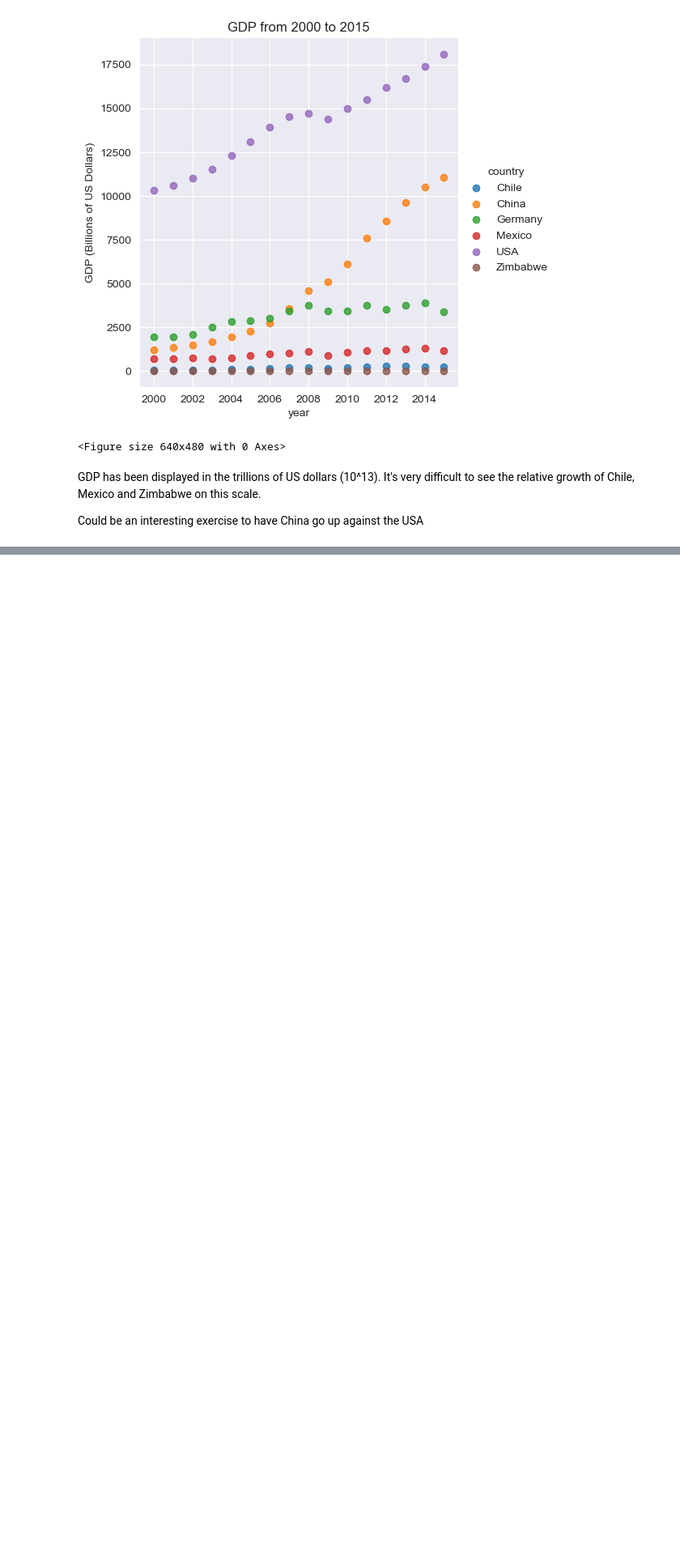
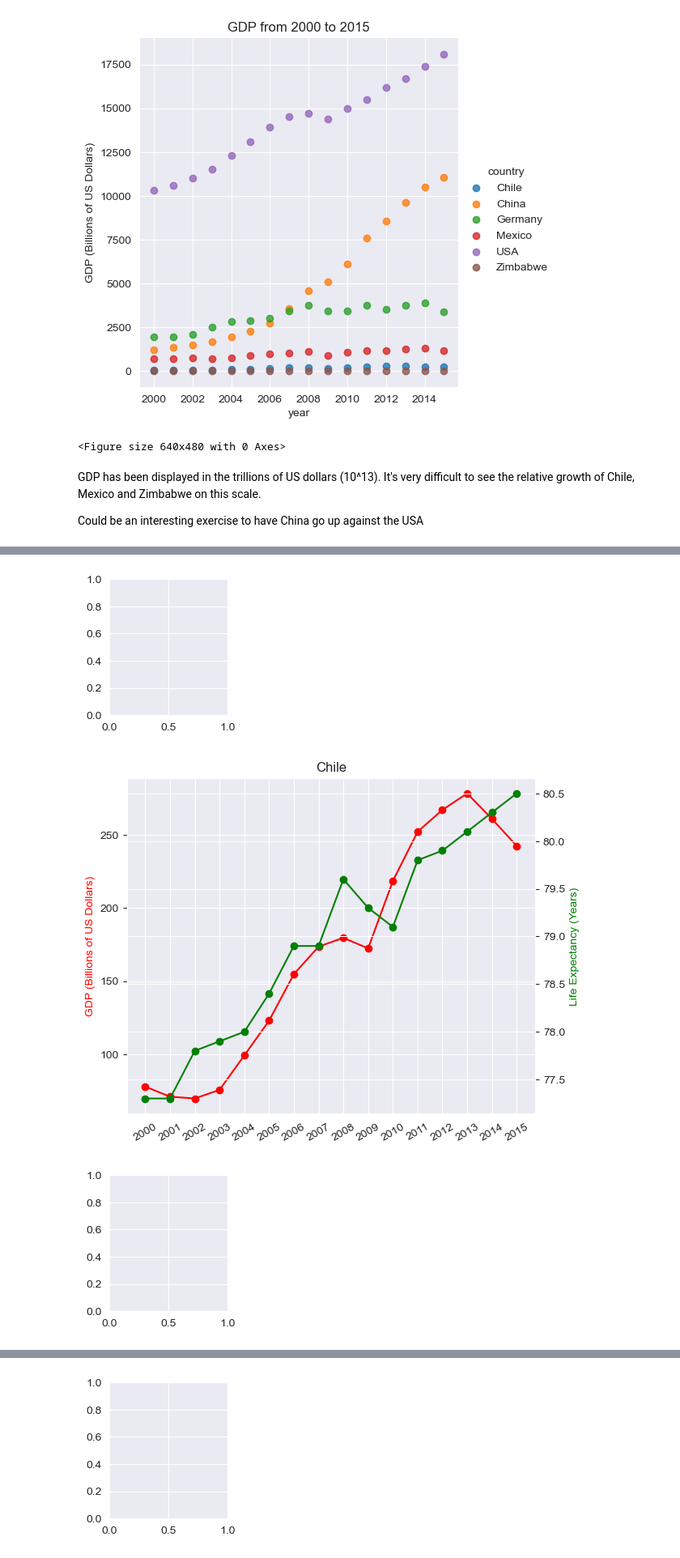
Before and after one commit to pineapple-bois/Life-Expectancy-and-GDP, a Jupyter notebook: life_expectancy_gdp.ipynb, the cells around one changed output, grey strips where cells are left out. Shown at 81% size. Drawn from its saved outputs; the diff is of its cells as text; code cells hidden in the pictures; blank space fills up the shorter version.

Commit message:
Updated with more indepth visualisations

```diff
--- a/life_expectancy_gdp.ipynb
+++ b/life_expectancy_gdp.ipynb
@@ -89,0 +95,6 @@ Could be an interesting exercise to have China go up against the USA
+# %%
+year_list = who_data['year'].unique().tolist()
+print(year_list)
+
+country_list = who_data['country'].unique().tolist()
+print(country_list)
@@ -89,0 +104,22 @@ Could be an interesting exercise to have China go up against the USA
+# %%
+for i in range(len(country_list)):
+    country = country_list[i]
+    data = who_data[who_data["country"] == country]
+    #print(data)
+    plt.subplot(2,3,(i+1))
+    fig, ax1 = plt.subplots()
+    ax1.plot(year_list, data['gdp_billions_usd'], marker='o', color='red')
+    plt.ylabel("GDP (Billions of US Dollars)", color='red')
+    plt.xticks(rotation=30)
+    ax1.set_xticks(year_list)
+    ax2 = ax1.twinx()
+    ax2.plot(year_list, data['life_expectancy'], marker='o', color='green')
+    plt.ylabel("Life Expectancy (Years)", color='green')
+    fig.tight_layout()
+    plt.title(country)
+    plt.show()
+    plt.clf()
+# %% [output]
+[figure, added]
+[figure, added]
+[figure, added]
@@ -89,0 +127 @@ Could be an interesting exercise to have China go up against the USA
+[figure, added]
```
Also changed, not shown: parts of 6 cells of this notebook.
